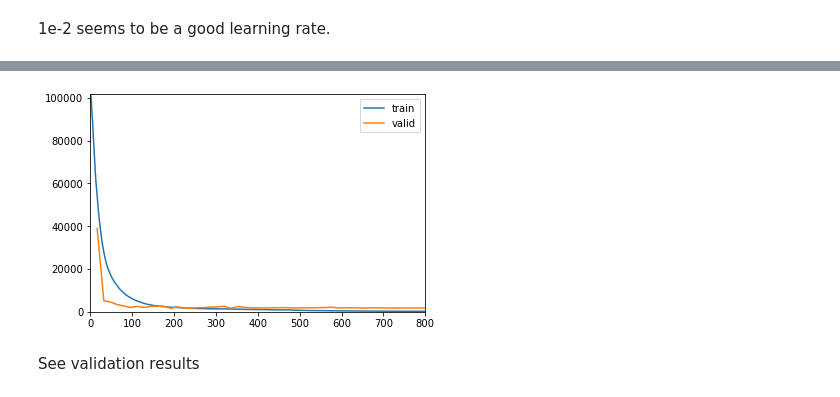
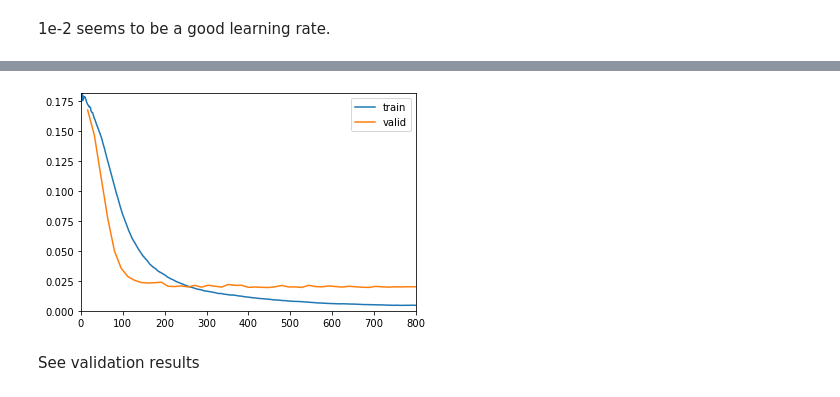
Before and after one commit to mayrajeo/enveco, a Jupyter notebook: examples/Predict volume from LiDAR features.ipynb, the cells around one changed output, grey strips where cells are left out. Cells and saved outputs as stored; diff of their text form; code cells hidden in the pictures.

```diff
--- a/examples/Predict volume from LiDAR features.ipynb
+++ b/examples/Predict volume from LiDAR features.ipynb
@@ -73,7 +65,7 @@ trainval_tb, test_tb = preprocessor.preprocess(target_col=['v'],
 # %% [markdown]
 Previous method returns two `TabularPandas` objects. Put them to dataloaders.
 # %%
-trainval_tb, test_tb = preprocessor.load_las_image(path='../../enveco_data', target_col=['v'])
+trainval_tb, test_tb = preprocessor.load_las_image(path='../../enveco_data', target_col=['rel_v_ma', 'rel_v_ku','rel_v_lp'], log_y=False)
 # %%
 dls = trainval_tb.dataloaders(bs=64, y_block=RegressionBlock)
 # %% [markdown]
@@ -156,6 +148,6 @@ SuggestedLRs(lr_min=0.33113112449646, lr_steep=0.001737800776027143)
 # %% [markdown]
 1e-2 seems to be a good learning rate.
 # %%
-learn.fit_one_cycle(50, lr_max=1e-2, cbs=ShowGraphCallback())
+learn.fit_one_cycle(50, lr_max=1e-3, cbs=ShowGraphCallback())
 # %% [output]
 | epoch | train_loss | valid_loss | _rmse | _rrmse | _bias | _bias_pct | mae | r2_score | time |
@@ -178,4 +170,4 @@ learn.fit_one_cycle(50, lr_max=1e-2, cbs=ShowGraphCallback())
-[figure, old version]
+[figure, new version]
 # %% [markdown]
 See validation results
 # %%
```
Also changed, not shown: parts of 23 cells of this notebook, 3 other files.
